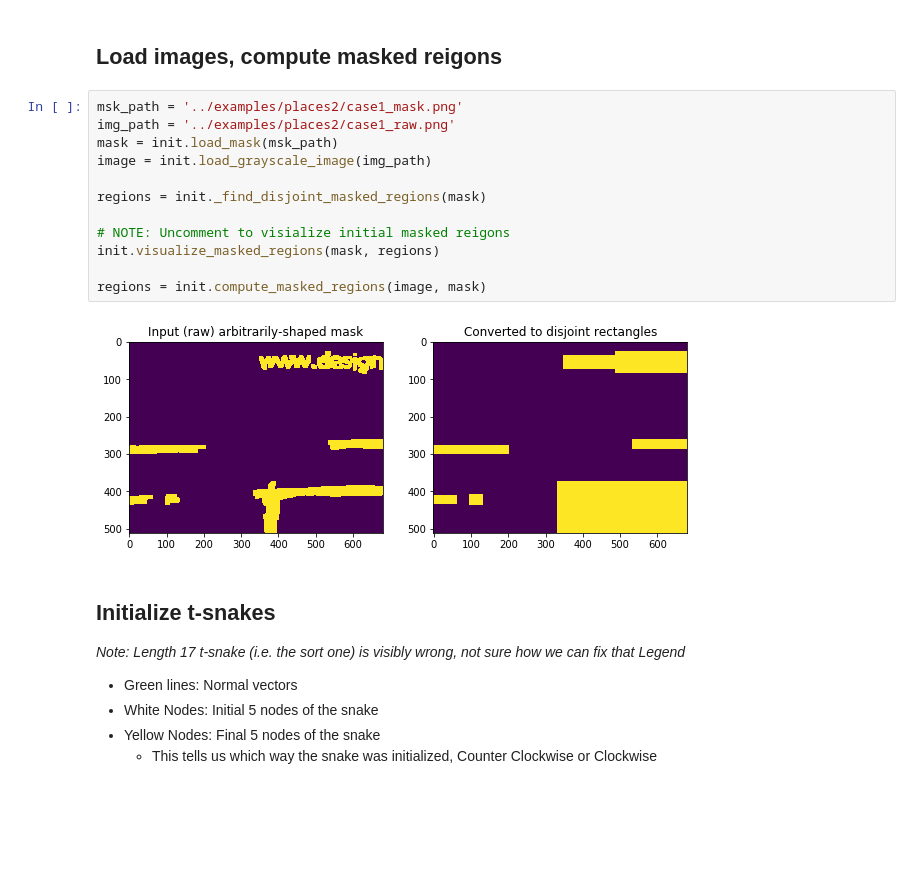
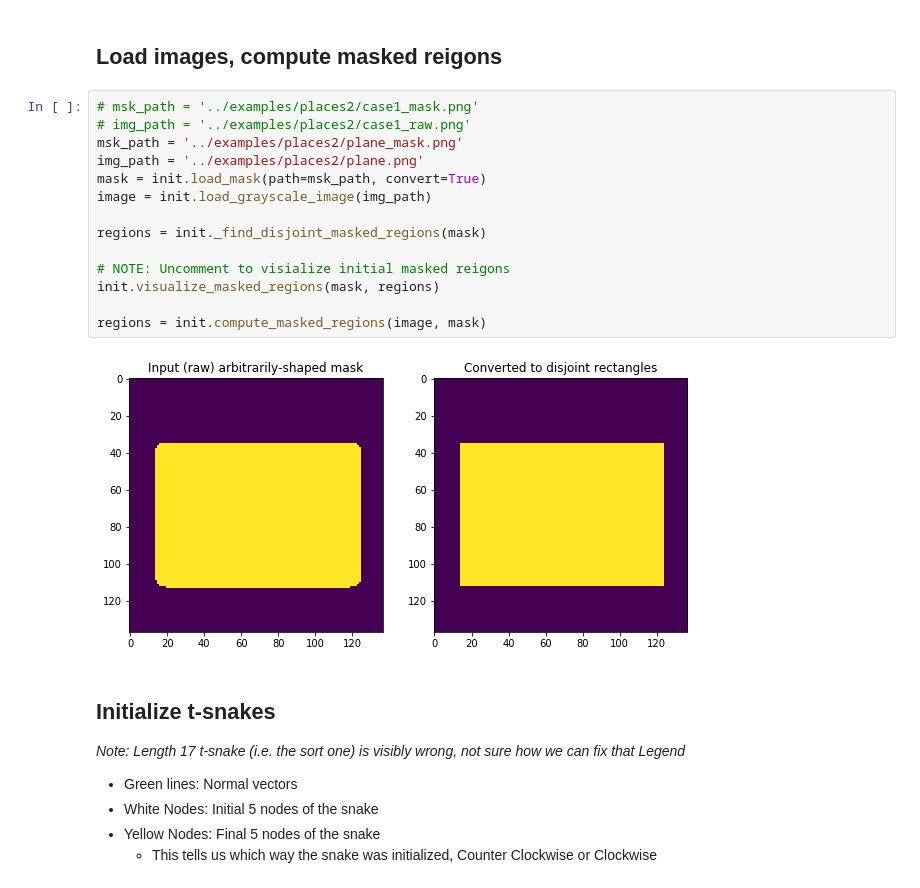
Before and after one commit to CS269-Capstone/t-snake-mask-generation, a Jupyter notebook: notebooks/Snake-Evolution-Tests.ipynb, the cells around one changed output. Cells and saved outputs as stored; diff of their text form; blank space fills up the shorter version.

Commit message:
Tweaks to make snake parameter tuning easier with toy image.

```diff
--- a/notebooks/Snake-Evolution-Tests.ipynb
+++ b/notebooks/Snake-Evolution-Tests.ipynb
@@ -15,19 +15,21 @@ from tsnake.utils import dist, seg_intersect
 # %% [markdown]
 ## Load images, compute masked reigons
 # %%
-msk_path = '../examples/places2/case1_mask.png'
-img_path = '../examples/places2/case1_raw.png'
-mask = init.load_mask(msk_path)
+# msk_path = '../examples/places2/case1_mask.png'
+# img_path = '../examples/places2/case1_raw.png'
+msk_path = '../examples/places2/plane_mask.png'
+img_path = '../examples/places2/plane.png'
+mask = init.load_mask(path=msk_path, convert=True)
 image = init.load_grayscale_image(img_path)
 
 regions = init._find_disjoint_masked_regions(mask)
 
 # NOTE: Uncomment to visialize initial masked reigons
 init.visualize_masked_regions(mask, regions)
 
 regions = init.compute_masked_regions(image, mask)
 # %% [output]
-[figure, old version]
+[figure, new version]
 # %% [markdown]
 ## Initialize t-snakes
 _Note: Length 17 t-snake (i.e. the sort one) is visibly wrong, not sure how we can fix that_
```
Also changed, not shown: parts of 5 cells of this notebook, 1 other file.
